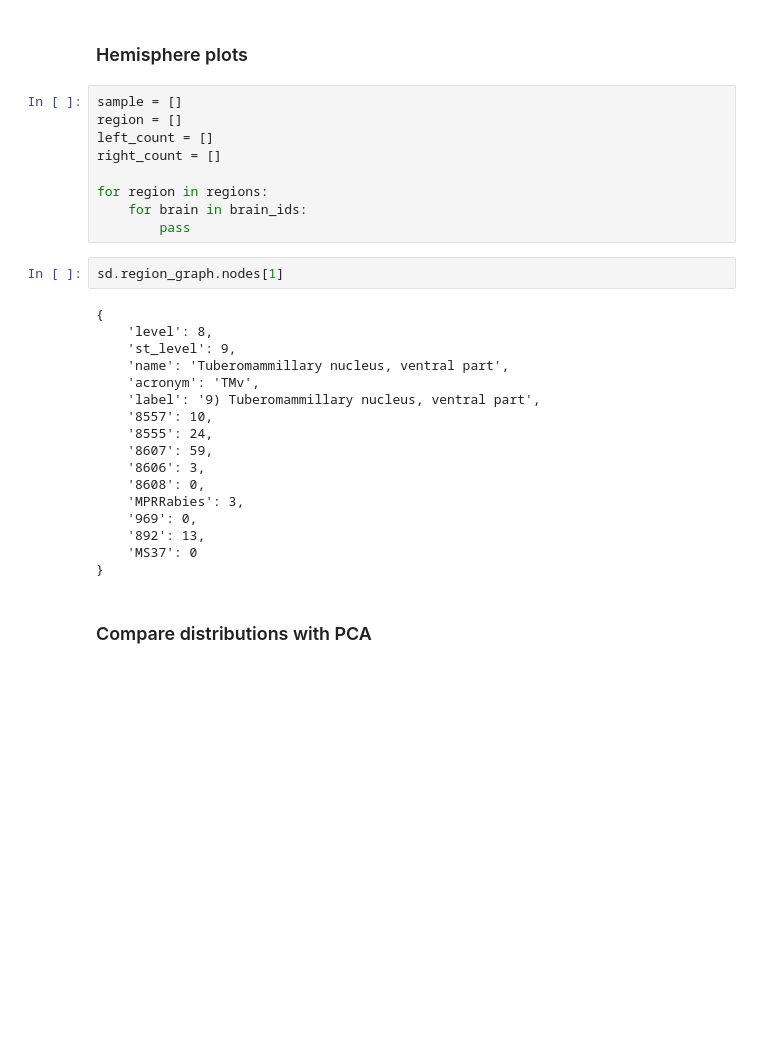
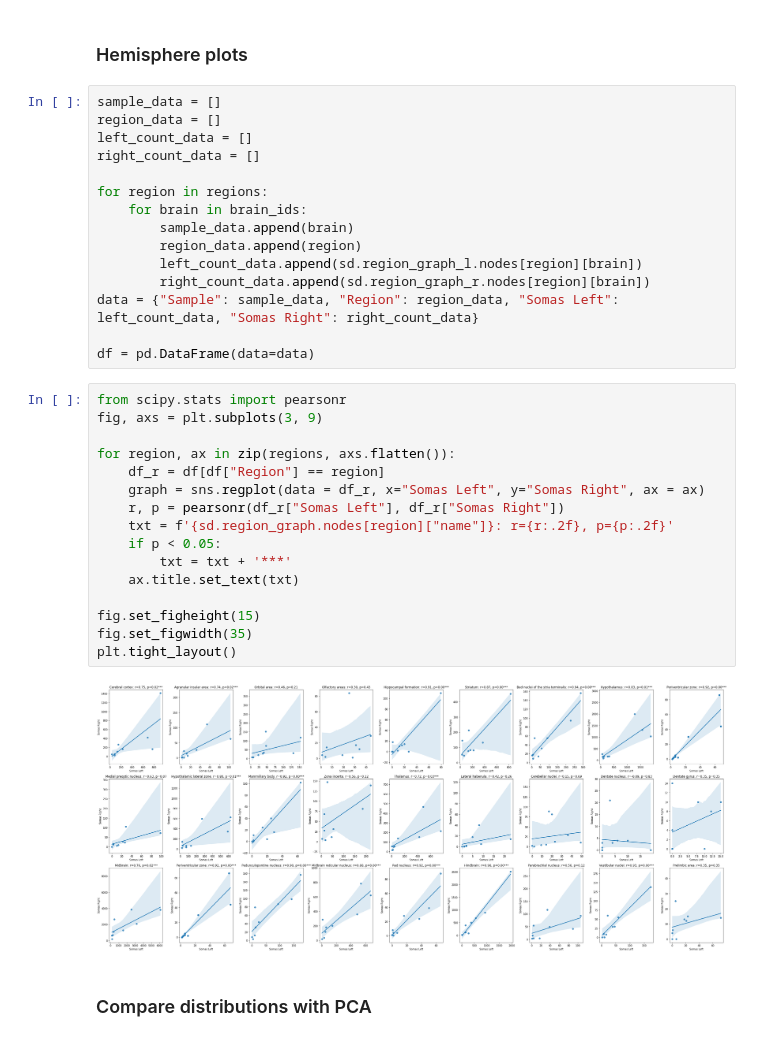
Before and after one commit to neurodata/brainlit, a Jupyter notebook: experiments/BrainLine/soma_analysis.ipynb, the cells around one changed output. Drawn from its saved outputs; the diff is of its cells as text; blank space fills up the shorter version.

```diff
--- a/experiments/BrainLine/soma_analysis.ipynb
+++ b/experiments/BrainLine/soma_analysis.ipynb
@@ -478,34 +478,39 @@ Populating: Amygdalar Nuclei
 [figure]
 # %% [markdown]
 ### Hemisphere plots
-# %%
-sample = []
-region = []
-left_count = []
-right_count = []
-
-for region in regions:
-    for brain in brain_ids:
-        pass
-# %%
-sd.region_graph.nodes[1]
-# %% [output]
-{
-    'level': 8,
-    'st_level': 9,
-    'name': 'Tuberomammillary nucleus, ventral part',
-    'acronym': 'TMv',
-    'label': '9) Tuberomammillary nucleus, ventral part',
-    '8557': 10,
-    '8555': 24,
-    '8607': 59,
-    '8606': 3,
-    '8608': 0,
-    'MPRRabies': 3,
-    '969': 0,
-    '892': 13,
-    'MS37': 0
-}
+# %%
+sample_data = []
+region_data = []
+left_count_data = []
+right_count_data = []
+
+for region in regions:
+    for brain in brain_ids:
+        sample_data.append(brain)
+        region_data.append(region)
+        left_count_data.append(sd.region_graph_l.nodes[region][brain])
+        right_count_data.append(sd.region_graph_r.nodes[region][brain])
+data = {"Sample": sample_data, "Region": region_data, "Somas Left": left_count_data, "Somas Right": right_count_data}
+
+df = pd.DataFrame(data=data)
+# %%
+from scipy.stats import pearsonr
+fig, axs = plt.subplots(3, 9)
+
+for region, ax in zip(regions, axs.flatten()):
+    df_r = df[df["Region"] == region]
+    graph = sns.regplot(data = df_r, x="Somas Left", y="Somas Right", ax = ax)
+    r, p = pearsonr(df_r["Somas Left"], df_r["Somas Right"])
+    txt = f'{sd.region_graph.nodes[region]["name"]}: r={r:.2f}, p={p:.2f}'
+    if p < 0.05:
+        txt = txt + '***'
+    ax.title.set_text(txt)
+
+fig.set_figheight(15)
+fig.set_figwidth(35)
+plt.tight_layout()
+# %% [output]
+[figure, added]
 # %% [markdown]
 ### Compare distributions with PCA
 # %%
```
